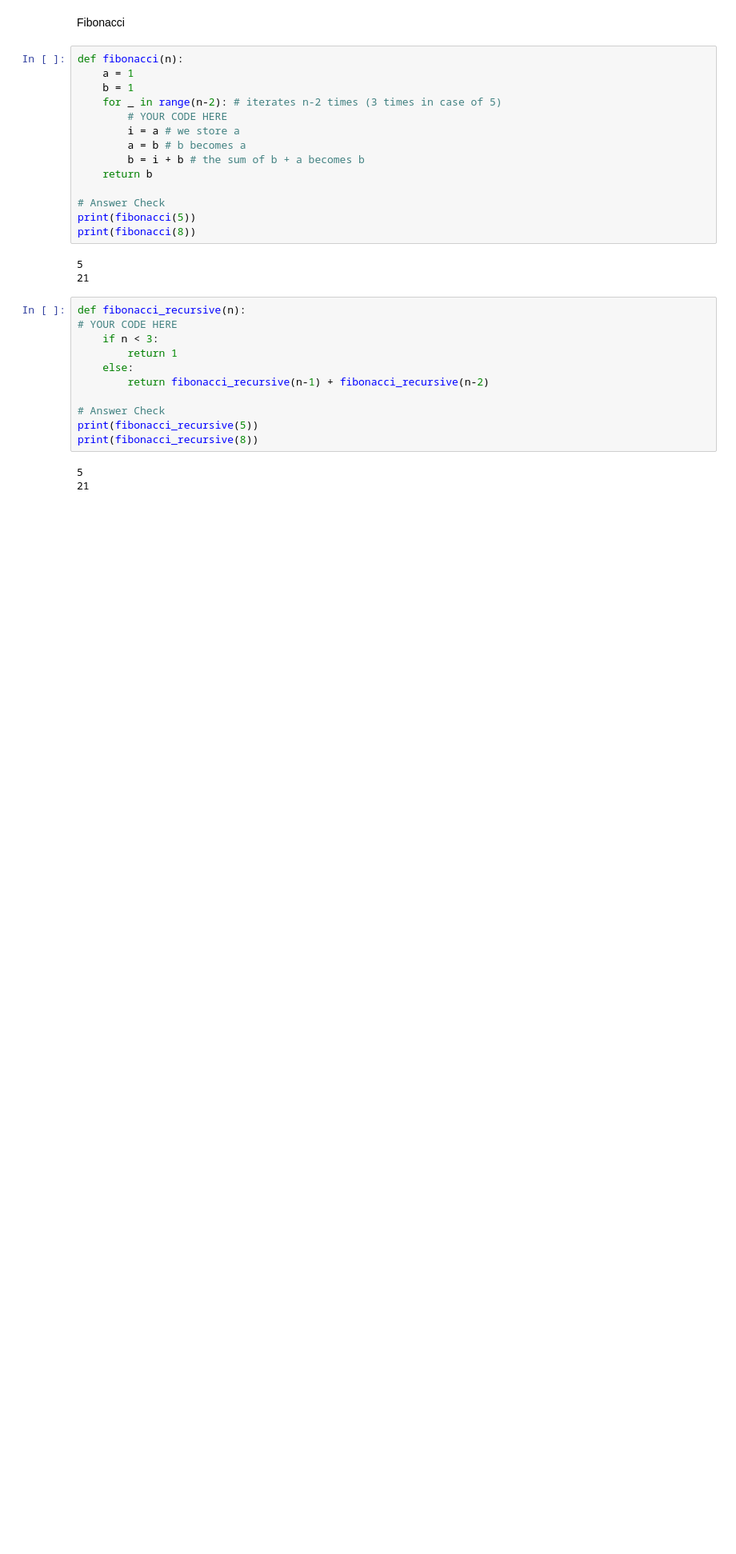
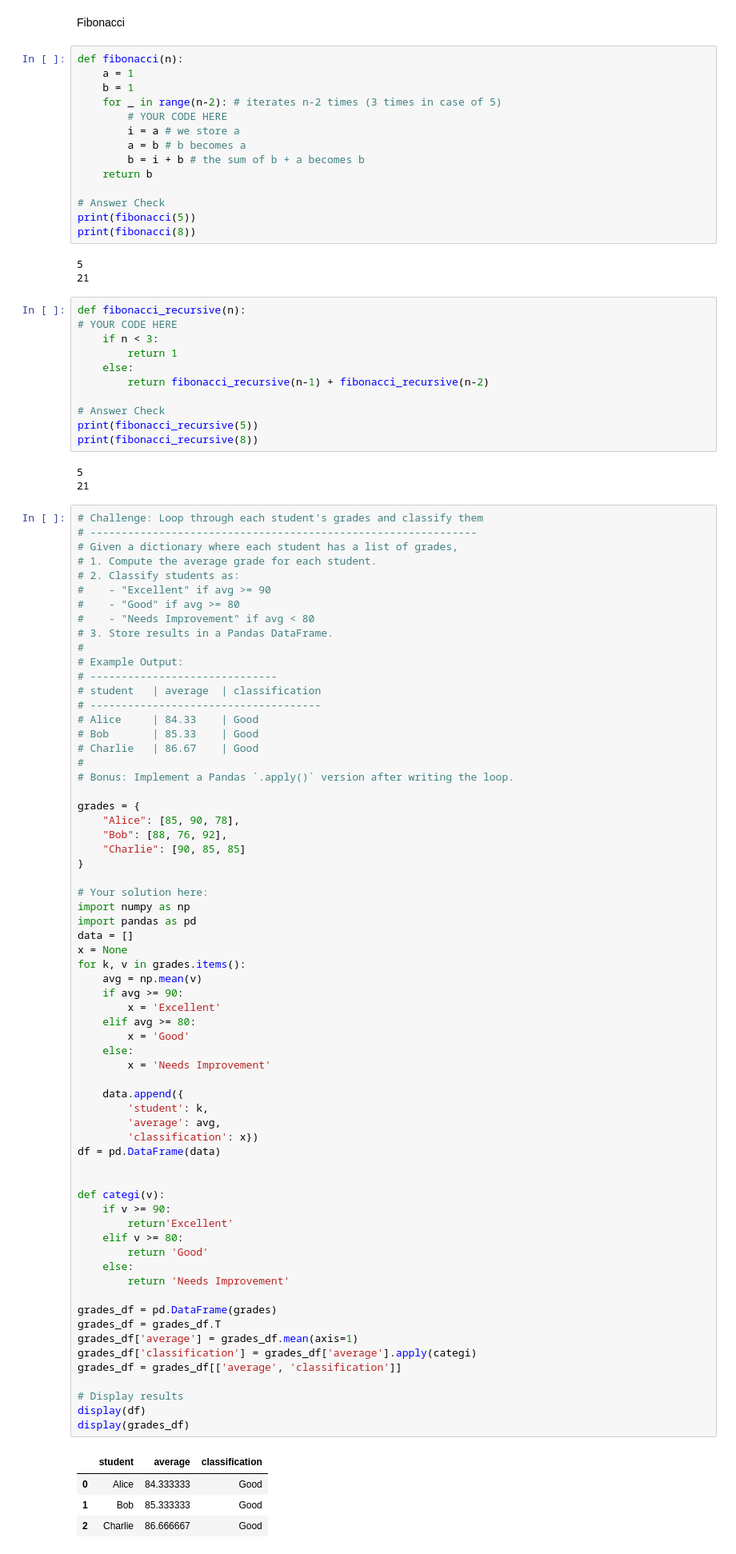
Before and after one commit to werderame/Moon, a Jupyter notebook: learning_for_loops.ipynb, the cells around one changed output. Shown at 80% size. Saved outputs shown, nothing was run; the diff lists cells and outputs as text; blank space fills up the shorter version.

Commit message:
progressed on loops

```diff
--- a/learning_for_loops.ipynb
+++ b/learning_for_loops.ipynb
@@ -751,3 +751,73 @@ print(fibonacci_recursive(8))
 # %% [output]
 5
 21
+# %%
+# Challenge: Loop through each student's grades and classify them
+# --------------------------------------------------------------
+# Given a dictionary where each student has a list of grades,
+# 1. Compute the average grade for each student.
+# 2. Classify students as:
+#    - "Excellent" if avg >= 90
+#    - "Good" if avg >= 80
+#    - "Needs Improvement" if avg < 80
+# 3. Store results in a Pandas DataFrame.
+#
+# Example Output:
+# ------------------------------
+# student   | average  | classification
+# -------------------------------------
+# Alice     | 84.33    | Good
+# Bob       | 85.33    | Good
+# Charlie   | 86.67    | Good
+#
+# Bonus: Implement a Pandas `.apply()` version after writing the loop.
+
+grades = {
+    "Alice": [85, 90, 78],
+    "Bob": [88, 76, 92],
+    "Charlie": [90, 85, 85]
+}
+
+# Your solution here:
+import numpy as np
+import pandas as pd
+data = []
+x = None
+for k, v in grades.items():
+    avg = np.mean(v)
+    if avg >= 90:
+        x = 'Excellent'
+    elif avg >= 80:
+        x = 'Good'
+    else:
+        x = 'Needs Improvement'
+
+    data.append({
+        'student': k,
+        'average': avg,
+        'classification': x})
+df = pd.DataFrame(data)
+
+
+def categi(v):
+    if v >= 90:
+        return'Excellent'
+    elif v >= 80:
+        return 'Good'
+    else:
+        return 'Needs Improvement'
+
+grades_df = pd.DataFrame(grades)
+grades_df = grades_df.T
+grades_df['average'] = grades_df.mean(axis=1)
+grades_df['classification'] = grades_df['average'].apply(categi)
+grades_df = grades_df[['average', 'classification']]
+
+# Display results
+display(df)
+display(grades_df)
+# %% [output]
+|  | student | average | classification |
+| 0 | Alice | 84.333333 | Good |
+| 1 | Bob | 85.333333 | Good |
+| 2 | Charlie | 86.666667 | Good |
```
Also changed, not shown: parts of 3 cells of this notebook.
